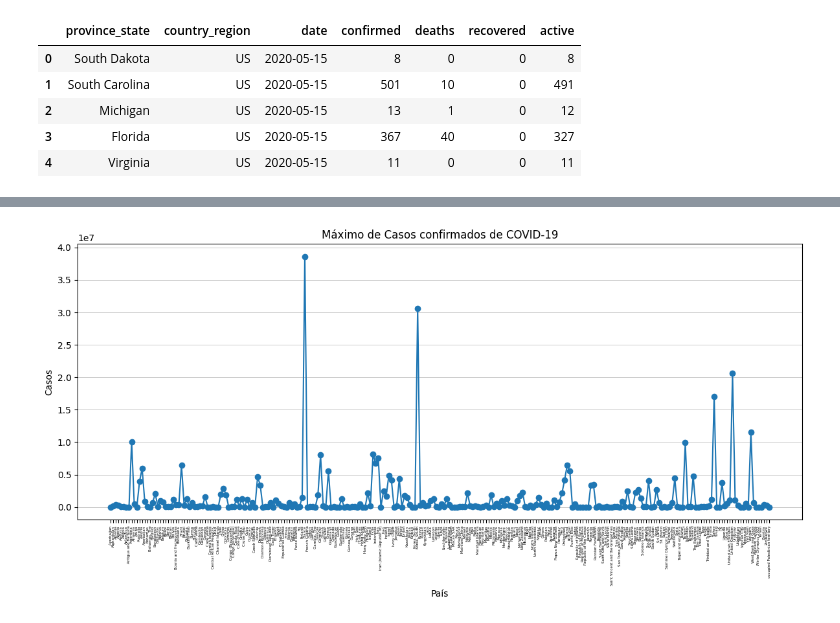
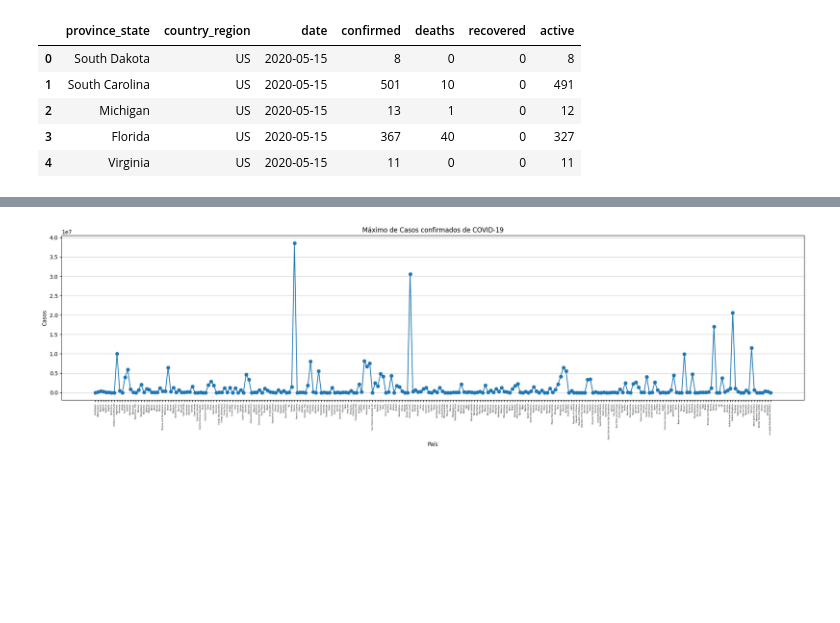
Before and after one commit to NicolasFredes/Prueba_1-main, a Jupyter notebook: Untitled-1.ipynb, the cells around one changed output, grey strips where cells are left out. Cells and saved outputs as stored; diff of their text form; code cells hidden in the pictures; blank space fills up the shorter version.

```diff
--- a/Untitled-1.ipynb
+++ b/Untitled-1.ipynb
@@ -117,16 +117,16 @@ rows = rows.dropna()
 paises = rows['country_region'].tolist()
 confirmados = rows['max_confirmed'].tolist()
 # %%
-plt.figure(figsize=(12, 6))
+plt.figure(figsize=(20, 6))
 plt.plot(paises, confirmados, marker='o', linestyle='-')
 plt.title('Máximo de Casos confirmados de COVID-19')
 plt.xlabel('País')
 plt.ylabel('Casos')
 plt.xticks(rotation=90, fontsize=4)
 plt.grid(True, axis='y', linestyle='-', linewidth=0.5)
 plt.tight_layout()
 plt.show()
 # %% [output]
-[figure, old version]
+[figure, new version]
 # %%
 query = """
```
Also changed, not shown: parts of 8 cells of this notebook.
